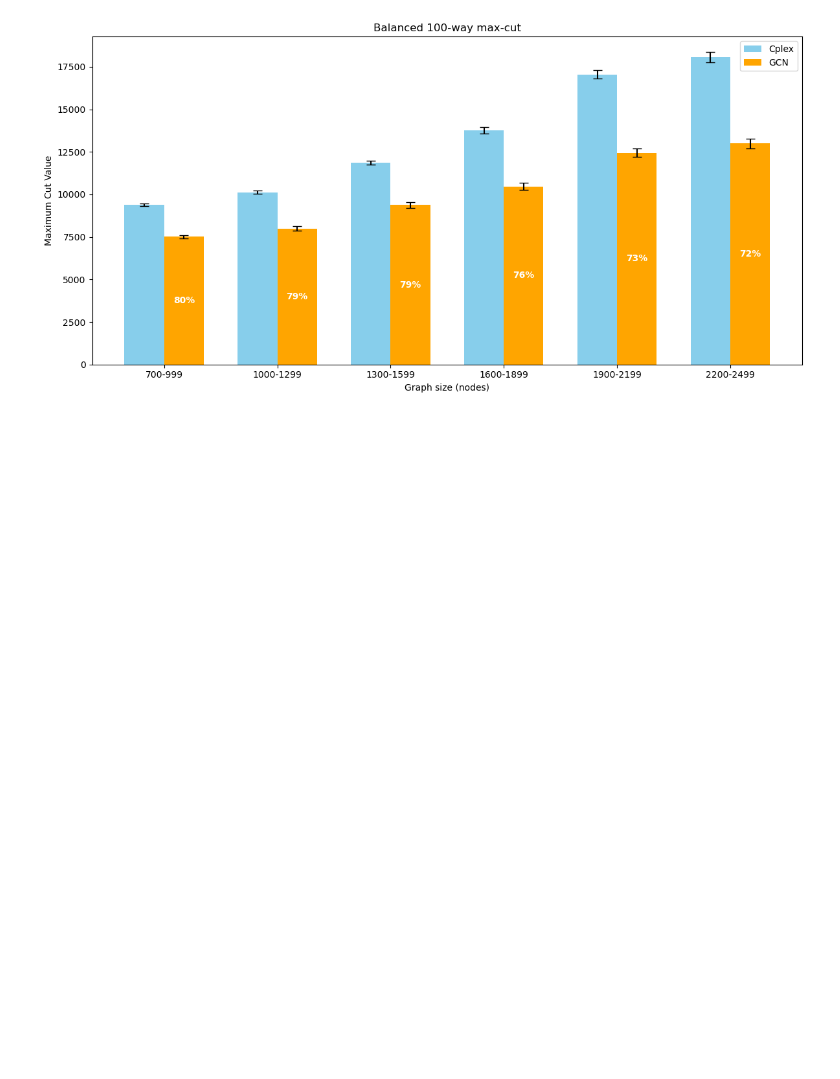
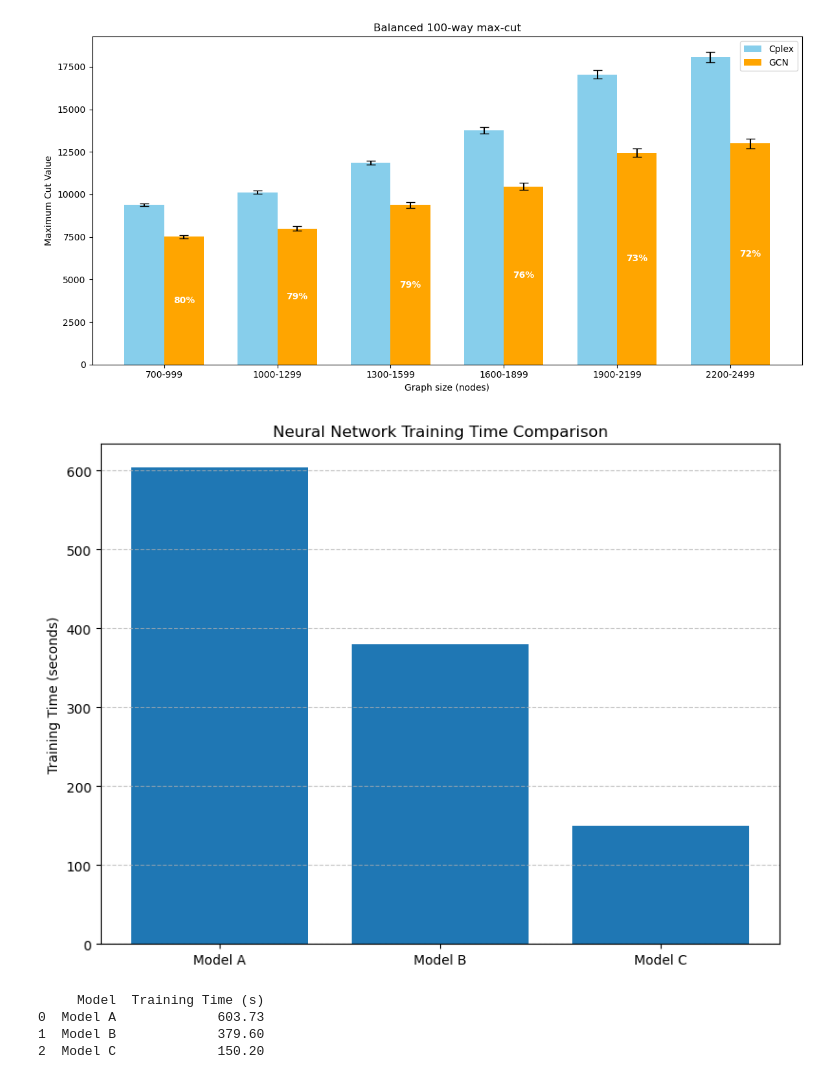
Before and after one commit to MJavaadAkhtar/GCN-max-cut, a Jupyter notebook: NeuralTesting3.ipynb, the cells around one changed output. Drawn from its saved outputs; the diff is of its cells as text; code cells hidden in the pictures; blank space fills up the shorter version.

```diff
--- a/NeuralTesting3.ipynb
+++ b/NeuralTesting3.ipynb
@@ -1411,3 +1411,31 @@ barPlot_2(heuristic_cut, apply_percentage(heuristic_cut, [80, 79, 79, 76, 73, 72
 [figure]
 [figure]
 [figure]
+# %%
+import matplotlib.pyplot as plt
+
+# Example data
+model_names = ['Model A', 'Model B', 'Model C']
+train_times = [603.73, 379.6, 150.2]  # in seconds
+
+plt.figure(figsize=(8, 6))
+plt.bar(model_names, train_times)
+plt.ylabel('Training Time (seconds)')
+plt.title('Neural Network Training Time Comparison')
+plt.grid(axis='y', linestyle='--', alpha=0.7)
+plt.tight_layout()
+plt.show()
+import pandas as pd
+
+data = {
+    'Model': model_names,
+    'Training Time (s)': train_times
+}
+df = pd.DataFrame(data)
+print(df)
+# %% [output]
+[figure, added]
+     Model  Training Time (s)
+0  Model A             603.73
+1  Model B             379.60
+2  Model C             150.20
```
